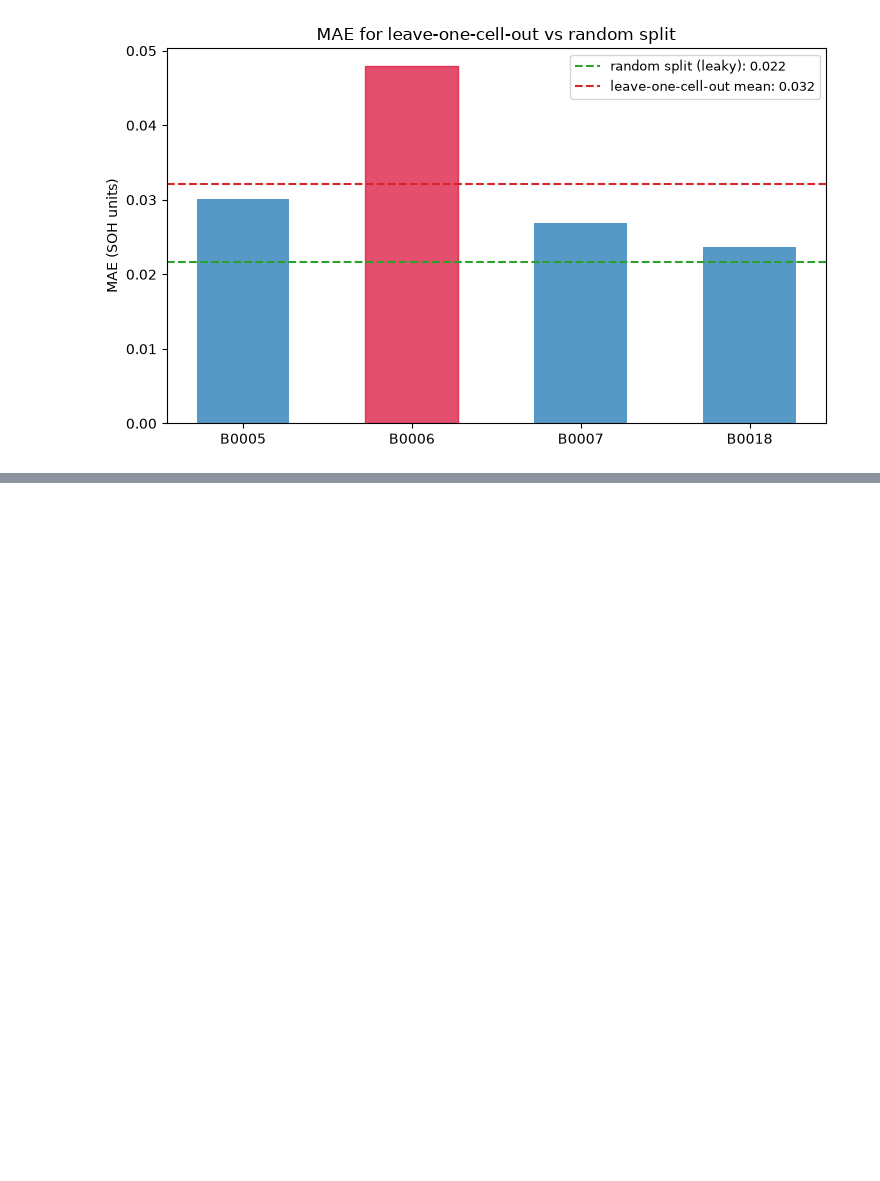
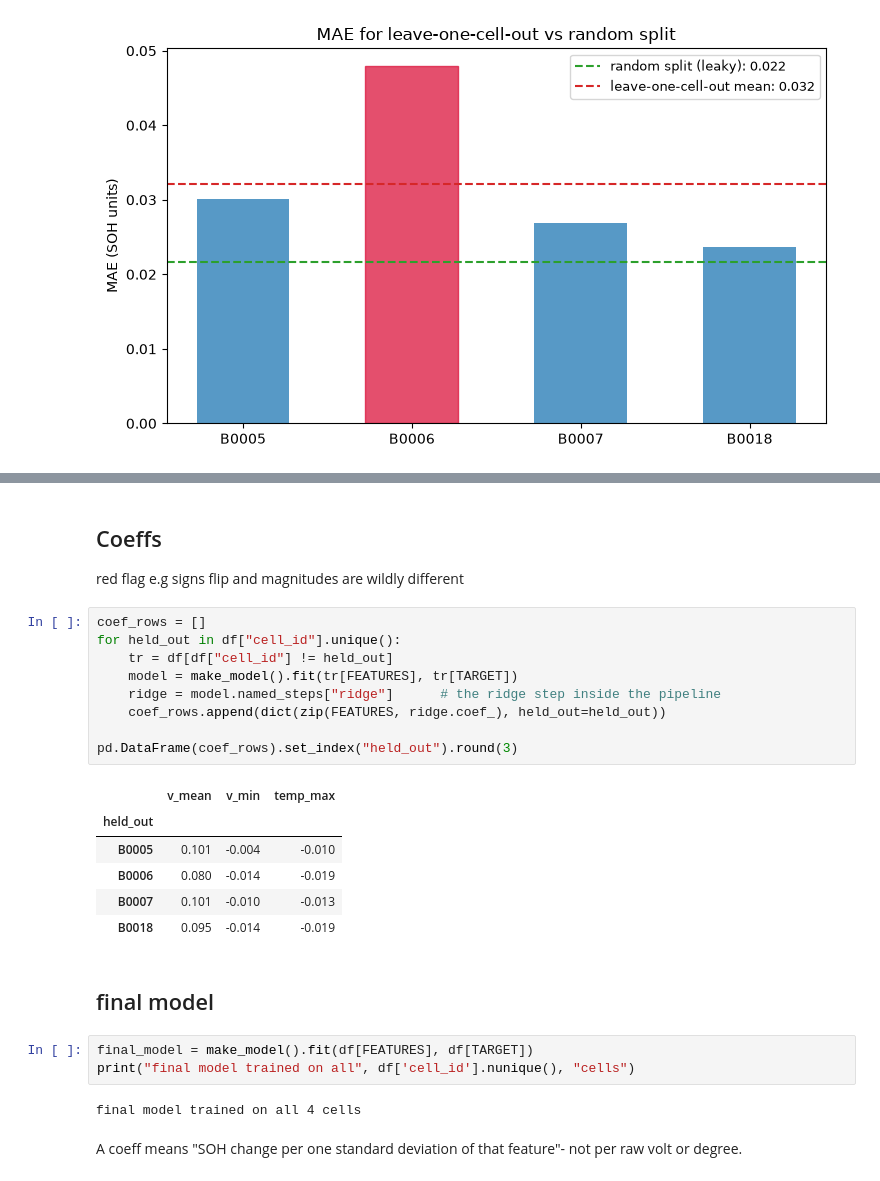
Before and after one commit to shreyagxpta/ohm-battery-eval, a Jupyter notebook: notebooks/02_evaluation.ipynb, the cells around one changed output, grey strips where cells are left out. Saved outputs shown, nothing was run; the diff lists cells and outputs as text; blank space fills up the shorter version.

Commit message:
Bootstrap uncertainty + coefficient stability; final model on all cells

```diff
--- a/notebooks/02_evaluation.ipynb
+++ b/notebooks/02_evaluation.ipynb
@@ -94,0 +131,28 @@ plt.show()
+# %% [markdown]
+## Coeffs
+red flag e.g signs flip and magnitudes are wildly different
+# %%
+coef_rows = []
+for held_out in df["cell_id"].unique():
+    tr = df[df["cell_id"] != held_out]
+    model = make_model().fit(tr[FEATURES], tr[TARGET])
+    ridge = model.named_steps["ridge"]      # the ridge step inside the pipeline
+    coef_rows.append(dict(zip(FEATURES, ridge.coef_), held_out=held_out))
+
+pd.DataFrame(coef_rows).set_index("held_out").round(3)
+# %% [output]
+|  | v_mean | v_min | temp_max |
+| held_out |  |  |  |
+| B0005 | 0.101 | -0.004 | -0.010 |
+| B0006 | 0.080 | -0.014 | -0.019 |
+| B0007 | 0.101 | -0.010 | -0.013 |
+| B0018 | 0.095 | -0.014 | -0.019 |
+# %% [markdown]
+## final model
+# %%
+final_model = make_model().fit(df[FEATURES], df[TARGET])
+print("final model trained on all", df['cell_id'].nunique(), "cells")
+# %% [output]
+final model trained on all 4 cells
+# %% [markdown]
+A coeff means "SOH change per one standard deviation of that feature"- not per raw volt or degree.
```
Also changed, not shown: parts of 6 cells of this notebook.
